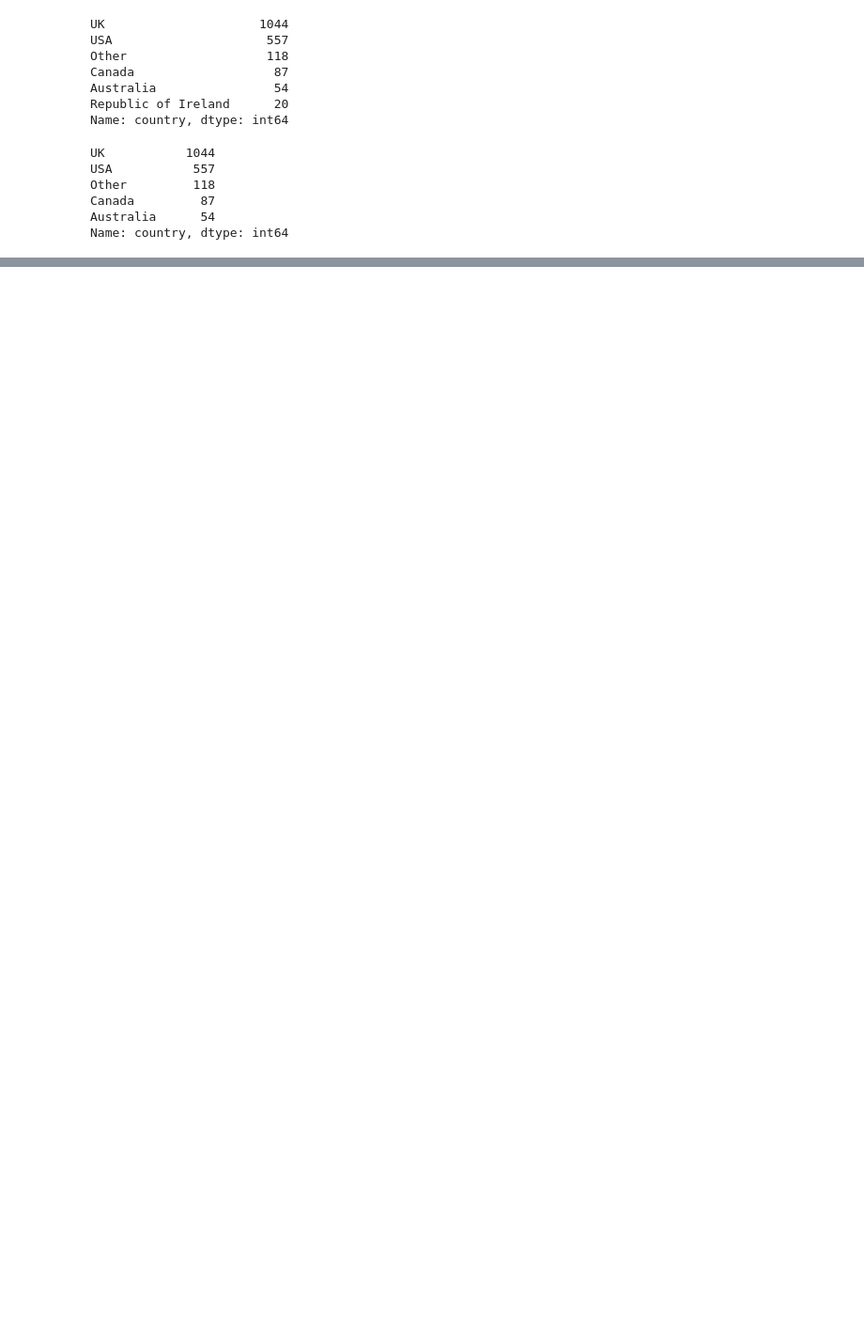
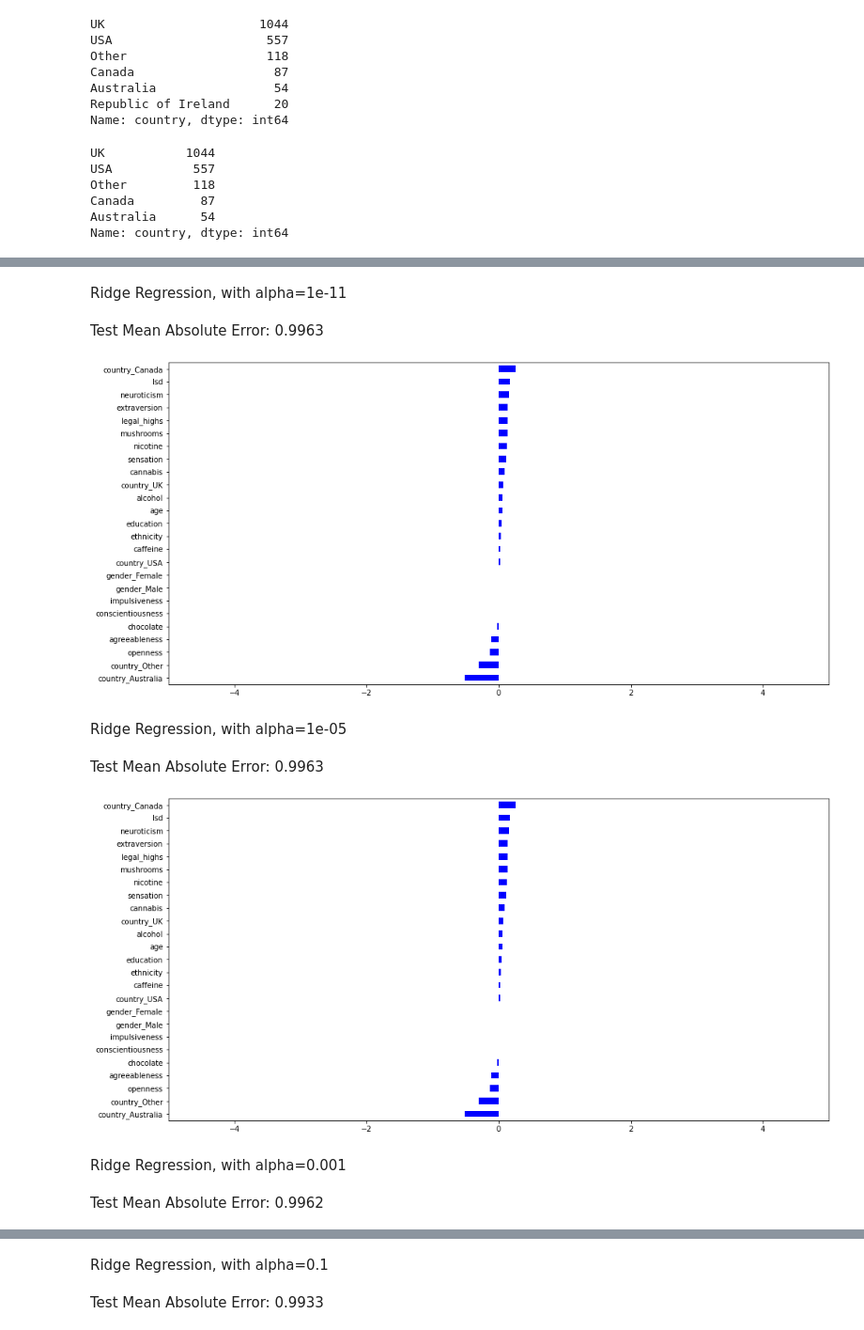
Before and after one commit to augurnaut/Build-2-Predictive-Model-about-Drug-Use-based-on-Demographic-and-Personality, a Jupyter notebook: Build_Week_2_draft_predictive_modeling.ipynb, the cells around one changed output, grey strips where cells are left out. Shown at 94% size. Saved outputs shown, nothing was run; the diff lists cells and outputs as text; code cells hidden in the pictures; blank space fills up the shorter version.

```diff
--- a/Build_Week_2_draft_predictive_modeling.ipynb
+++ b/Build_Week_2_draft_predictive_modeling.ipynb
@@ -469,0 +633,20 @@ Name: country, dtype: int64
+# %%
+import category_encoders as ce
+encoder = ce.OneHotEncoder(use_cat_names=True)
+X_val = encoder.fit_transform(X_val)
+# %%
+from sklearn.linear_model import LinearRegression
+from sklearn.metrics import mean_absolute_error
+
+for k in range(1, len(X_train.columns) + 1):
+  print(f'{k} features')
+
+  selector = SelectKBest(score_func=f_regression, k=k)
+  X_train_selected = selector.fit_transform(X_train, y_train)
+  X_test_selected = selector.transform(X_val)
+
+  model = LinearRegression()
+  model.fit(X_train_selected, y_train)
+  y_pred = model.predict(X_test_selected)
+  mae = mean_absolute_error(y_val, y_pred)
+  print(f'Test MAE: {mae:,.4f} \n')
@@ -469,0 +706,32 @@ Name: country, dtype: int64
+# %%
+from IPython.display import display, HTML
+import matplotlib.pyplot as plt
+from sklearn.linear_model import Ridge
+
+for alpha in [0.00000000001, 0.00001, 0.001, .1]:
+
+    # Fit Ridge Regression model
+    display(HTML(f'Ridge Regression, with alpha={alpha}'))
+    model = Ridge(alpha=alpha, normalize=True)
+    model.fit(X_train, y_train)
+    y_pred = model.predict(X_val)
+
+    # Get Test MAE
+    mae = mean_absolute_error(y_val, y_pred)
+    display(HTML(f'Test Mean Absolute Error: {mae:,.4f}'))
+
+    # Plot coefficients
+    coefficients = pd.Series(model.coef_, X_train.columns)
+    plt.figure(figsize=(16,8))
+    coefficients.sort_values().plot.barh(color='blue')
+    plt.xlim(-5,5)
+    plt.show()
+# %% [output]
+Ridge Regression, with alpha=1e-11
+Test Mean Absolute Error: 0.9963
+[figure, added]
+Ridge Regression, with alpha=1e-05
+Test Mean Absolute Error: 0.9963
+[figure, added]
+Ridge Regression, with alpha=0.001
+Test Mean Absolute Error: 0.9962
@@ -469,0 +739,2 @@ Name: country, dtype: int64
+Ridge Regression, with alpha=0.1
+Test Mean Absolute Error: 0.9933
```
Also changed, not shown: parts of 106 cells of this notebook.
